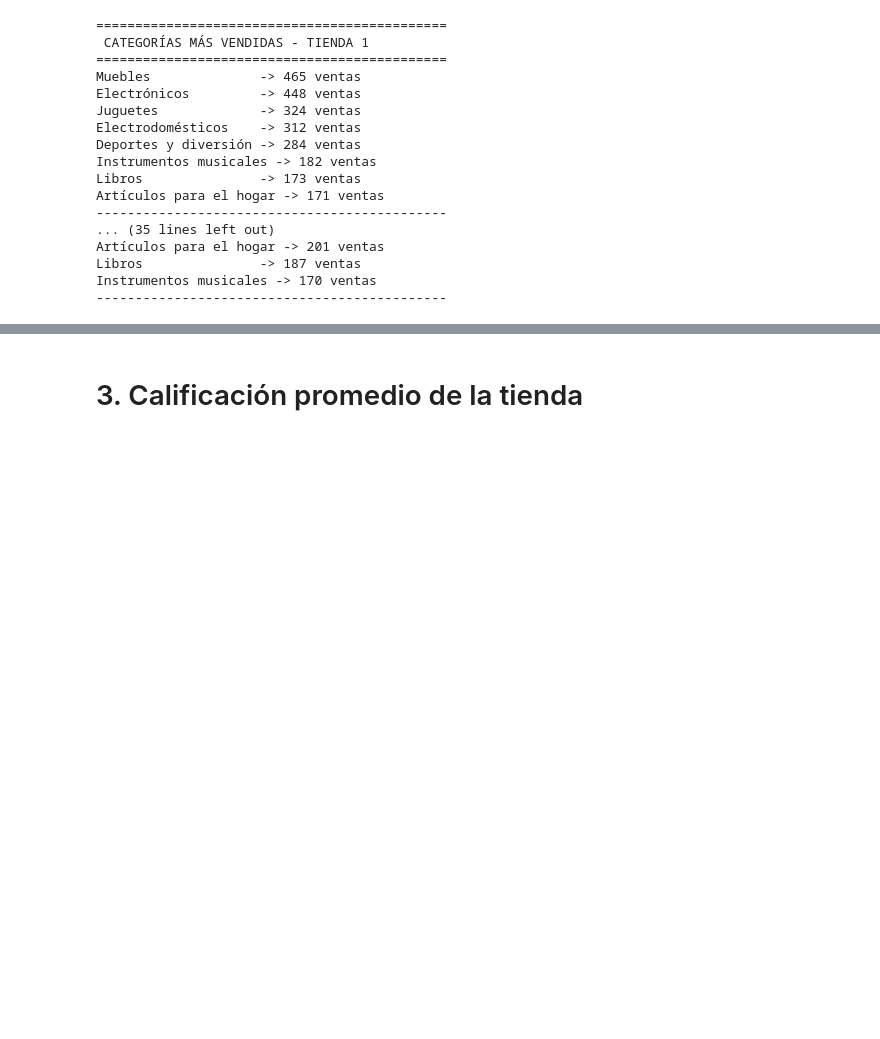
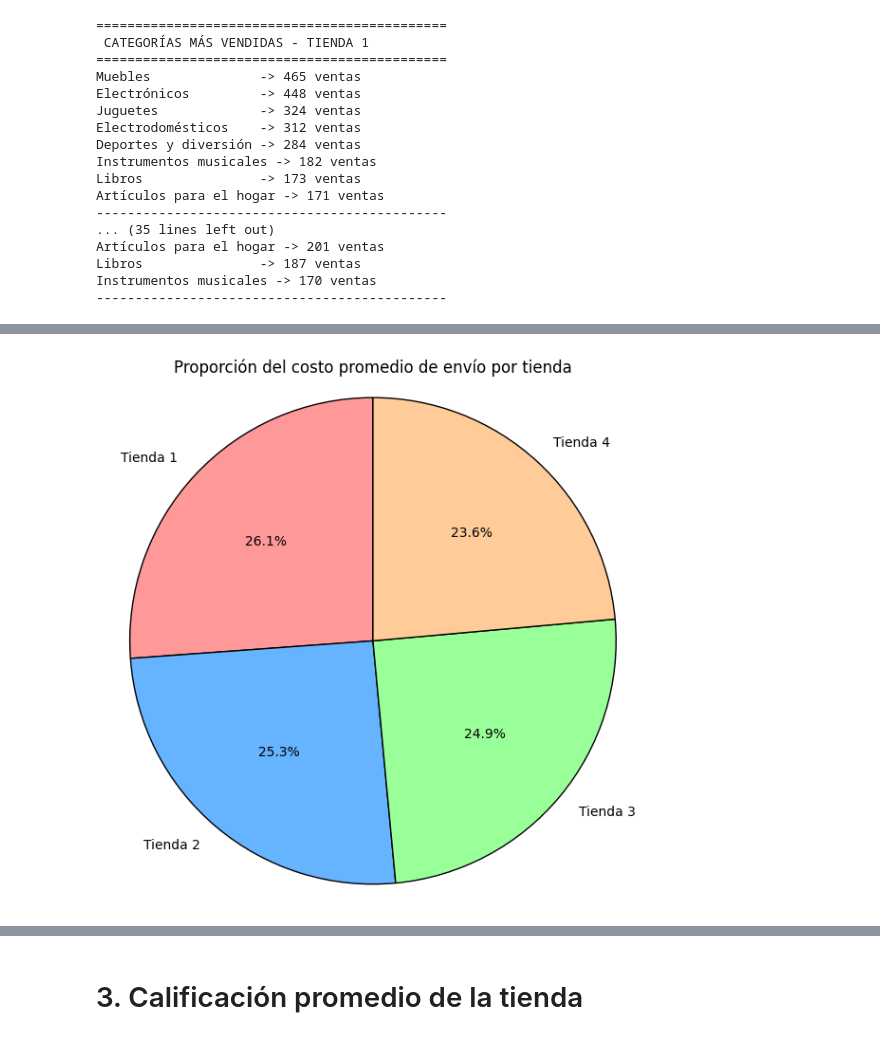
Before and after one commit to marlevilla/challenger1-datascience, a Jupyter notebook: AluraStoreLatam.ipynb, the cells around one changed output, grey strips where cells are left out. Saved outputs shown, nothing was run; the diff lists cells and outputs as text; code cells hidden in the pictures; blank space fills up the shorter version.

```diff
--- a/AluraStoreLatam.ipynb
+++ b/AluraStoreLatam.ipynb
@@ -105,0 +203,22 @@ Instrumentos musicales -> 170 ventas
+# %%
+import matplotlib.pyplot as plt
+
+
+promedios_validos = {k: v for k, v in promedios_envio.items() if v is not None}
+
+# Crear gráfico de pastel
+plt.figure(figsize=(6, 6))
+plt.pie(
+    promedios_validos.values(),
+    labels=promedios_validos.keys(),
+    autopct='%1.1f%%',
+    startangle=90,
+    colors=['#FF9999', '#66B3FF', '#99FF99', '#FFCC99'],
+    wedgeprops={'edgecolor': 'black'}
+)
+plt.title("Proporción del costo promedio de envío por tienda")
+plt.axis('equal')
+plt.tight_layout()
+plt.show()
+# %% [output]
+[figure, added]
```
Also changed, not shown: parts of 10 cells of this notebook.
